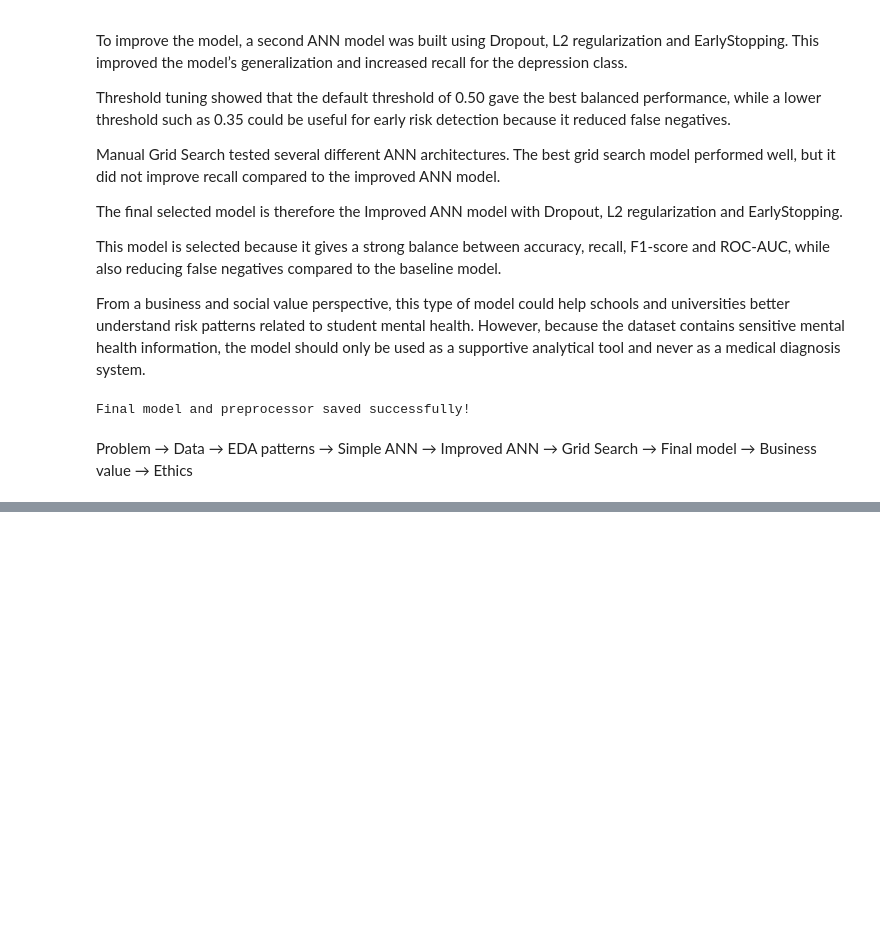
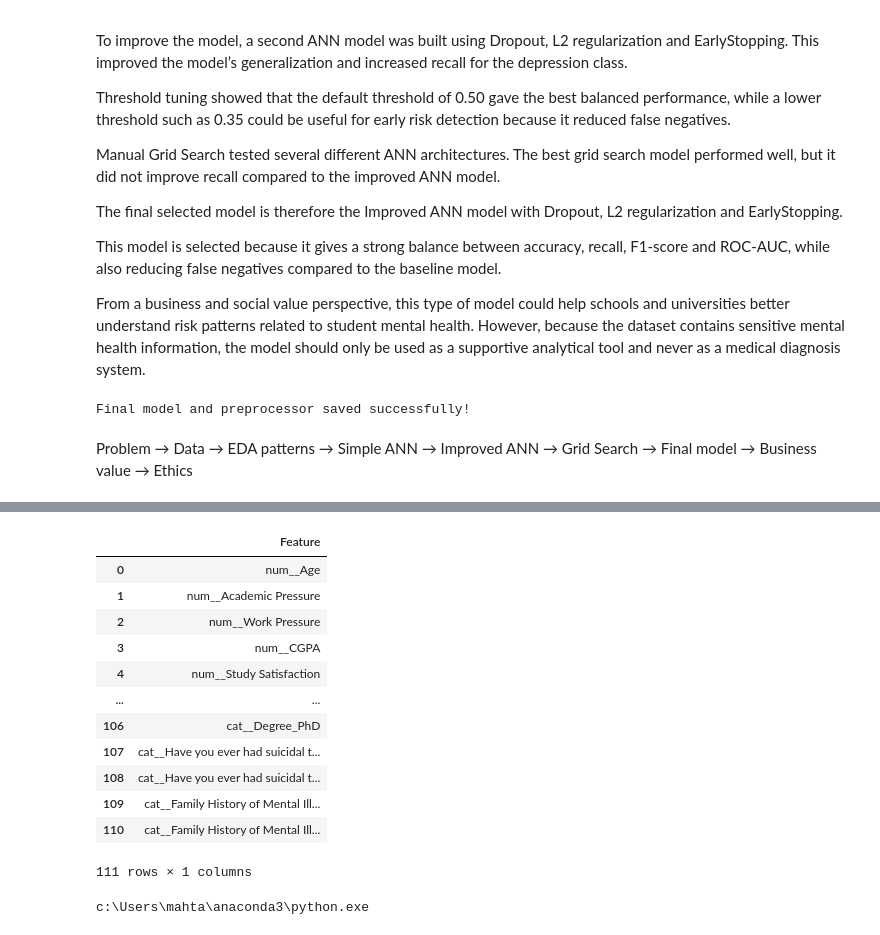
Before and after one commit to emmykristina/mental-health-prediction, a Jupyter notebook: notebooks/Mahtab/02_mahtab_preprocessing_ann.ipynb, the cells around one changed output, grey strips where cells are left out. Cells and saved outputs as stored; diff of their text form; code cells hidden in the pictures; blank space fills up the shorter version.

```diff
--- a/notebooks/Mahtab/02_mahtab_preprocessing_ann.ipynb
+++ b/notebooks/Mahtab/02_mahtab_preprocessing_ann.ipynb
@@ -1302,3 +1302,11 @@ print("Final model and preprocessor saved successfully!")
 Final model and preprocessor saved successfully!
 # %% [markdown]
 Problem → Data → EDA patterns → Simple ANN → Improved ANN → Grid Search → Final model → Business value → Ethics
+# %%
+from sklearn import set_config
+import joblib
+
+set_config(display="diagram")
+
+loaded_preprocessor = joblib.load("../../models/mahtab_preprocessor.pkl")
+loaded_preprocessor
@@ -1304,0 +1331,27 @@ Problem → Data → EDA patterns → Simple ANN → Improved ANN → Grid Searc
+# %%
+feature_names = loaded_preprocessor.get_feature_names_out()
+
+feature_names_df = pd.DataFrame({
+    "Feature": feature_names
+})
+
+feature_names_df
+# %% [output]
+|  | Feature |
+| 0 | num__Age |
+| 1 | num__Academic Pressure |
+| 2 | num__Work Pressure |
+| 3 | num__CGPA |
+| 4 | num__Study Satisfaction |
+| ... | ... |
+| 106 | cat__Degree_PhD |
+| 107 | cat__Have you ever had suicidal t... |
+| 108 | cat__Have you ever had suicidal t... |
+| 109 | cat__Family History of Mental Ill... |
+| 110 | cat__Family History of Mental Ill... |
+111 rows × 1 columns
+# %%
+import sys
+print(sys.executable)
+# %% [output]
+c:\Users\mahta\anaconda3\python.exe
```
Also changed, not shown: parts of 33 cells of this notebook, 4 other files.
